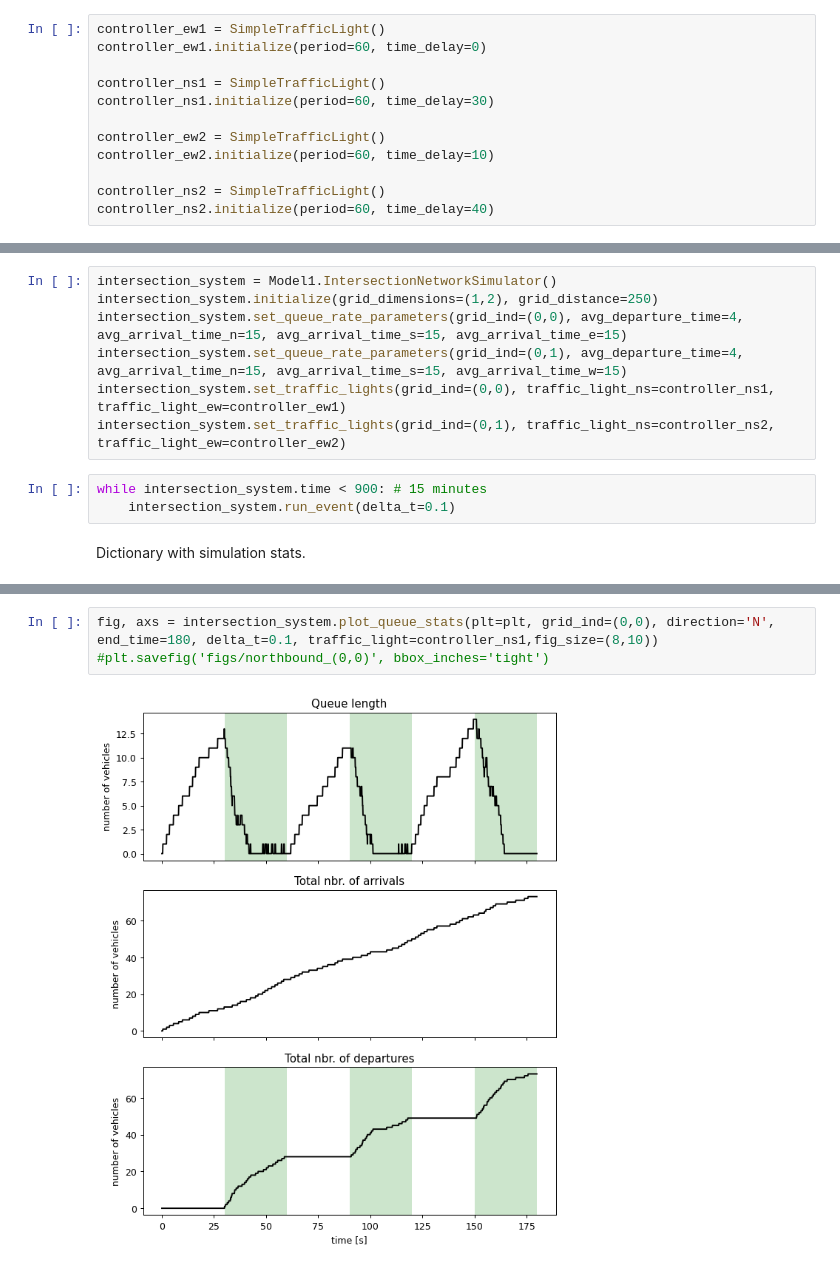
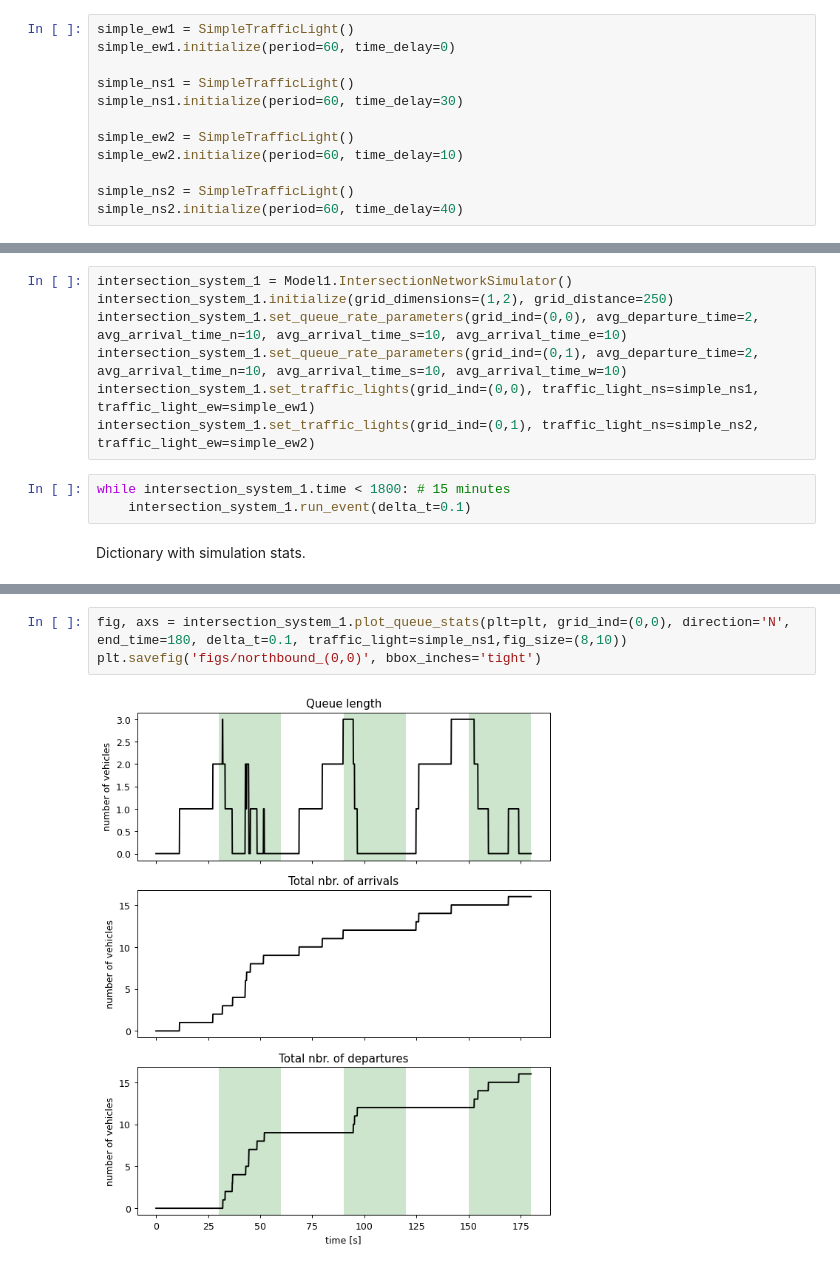
Before and after one commit to KingJohanna/vehicle-traffic-congestion-control, a Jupyter notebook: Simulation.ipynb, the cells around one changed output, grey strips where cells are left out. Saved outputs shown, nothing was run; the diff lists cells and outputs as text.

```diff
--- a/Simulation.ipynb
+++ b/Simulation.ipynb
@@ -7,14 +8,14 @@ import numpy as np
 # %% [markdown]
 **Traffic lights**
 # %%
-controller_ew1 = SimpleTrafficLight()
-controller_ew1.initialize(period=60, time_delay=0)
+simple_ew1 = SimpleTrafficLight()
+simple_ew1.initialize(period=60, time_delay=0)
 
-controller_ns1 = SimpleTrafficLight()
-controller_ns1.initialize(period=60, time_delay=30)
+simple_ns1 = SimpleTrafficLight()
+simple_ns1.initialize(period=60, time_delay=30)
 
-controller_ew2 = SimpleTrafficLight()
-controller_ew2.initialize(period=60, time_delay=10)
+simple_ew2 = SimpleTrafficLight()
+simple_ew2.initialize(period=60, time_delay=10)
 
-controller_ns2 = SimpleTrafficLight()
-controller_ns2.initialize(period=60, time_delay=40)
+simple_ns2 = SimpleTrafficLight()
+simple_ns2.initialize(period=60, time_delay=40)
@@ -24,14 +39,14 @@ controller_ns2.initialize(period=60, time_delay=40)
 The following intersection network consists of two four-way intersections in a 1x2 grid, each 15 m wide and 250 m apart. Each vehicle moves 14 m/s (50.4 km/h) at full speed.
 # %%
-intersection_system = Model1.IntersectionNetworkSimulator()
-intersection_system.initialize(grid_dimensions=(1,2), grid_distance=250)
-intersection_system.set_queue_rate_parameters(grid_ind=(0,0), avg_departure_time=4, avg_arrival_time_n=15, avg_arrival_time_s=15, avg_arrival_time_e=15)
-intersection_system.set_queue_rate_parameters(grid_ind=(0,1), avg_departure_time=4, avg_arrival_time_n=15, avg_arrival_time_s=15, avg_arrival_time_w=15)
-intersection_system.set_traffic_lights(grid_ind=(0,0), traffic_light_ns=controller_ns1, traffic_light_ew=controller_ew1)
-intersection_system.set_traffic_lights(grid_ind=(0,1), traffic_light_ns=controller_ns2, traffic_light_ew=controller_ew2)
+intersection_system_1 = Model1.IntersectionNetworkSimulator()
+intersection_system_1.initialize(grid_dimensions=(1,2), grid_distance=250)
+intersection_system_1.set_queue_rate_parameters(grid_ind=(0,0), avg_departure_time=2, avg_arrival_time_n=10, avg_arrival_time_s=10, avg_arrival_time_e=10)
+intersection_system_1.set_queue_rate_parameters(grid_ind=(0,1), avg_departure_time=2, avg_arrival_time_n=10, avg_arrival_time_s=10, avg_arrival_time_w=10)
+intersection_system_1.set_traffic_lights(grid_ind=(0,0), traffic_light_ns=simple_ns1, traffic_light_ew=simple_ew1)
+intersection_system_1.set_traffic_lights(grid_ind=(0,1), traffic_light_ns=simple_ns2, traffic_light_ew=simple_ew2)
 # %%
-while intersection_system.time < 900: # 15 minutes
-    intersection_system.run_event(delta_t=0.1)
+while intersection_system_1.time < 1800: # 15 minutes
+    intersection_system_1.run_event(delta_t=0.1)
 # %% [markdown]
 Dictionary with simulation stats.
 # %%
@@ -42,5 +57,5 @@ Average wait time: 10.9754929577465 s
 # %%
-fig, axs = intersection_system.plot_queue_stats(plt=plt, grid_ind=(0,0), direction='N', end_time=180, delta_t=0.1, traffic_light=controller_ns1,fig_size=(8,10))
-#plt.savefig('figs/northbound_(0,0)', bbox_inches='tight')
+fig, axs = intersection_system_1.plot_queue_stats(plt=plt, grid_ind=(0,0), direction='N', end_time=180, delta_t=0.1, traffic_light=simple_ns1,fig_size=(8,10))
+plt.savefig('figs/northbound_(0,0)', bbox_inches='tight')
 # %% [output]
-[figure, old version]
+[figure, new version]
```
Also changed, not shown: parts of 9 cells of this notebook, 4 other files.
